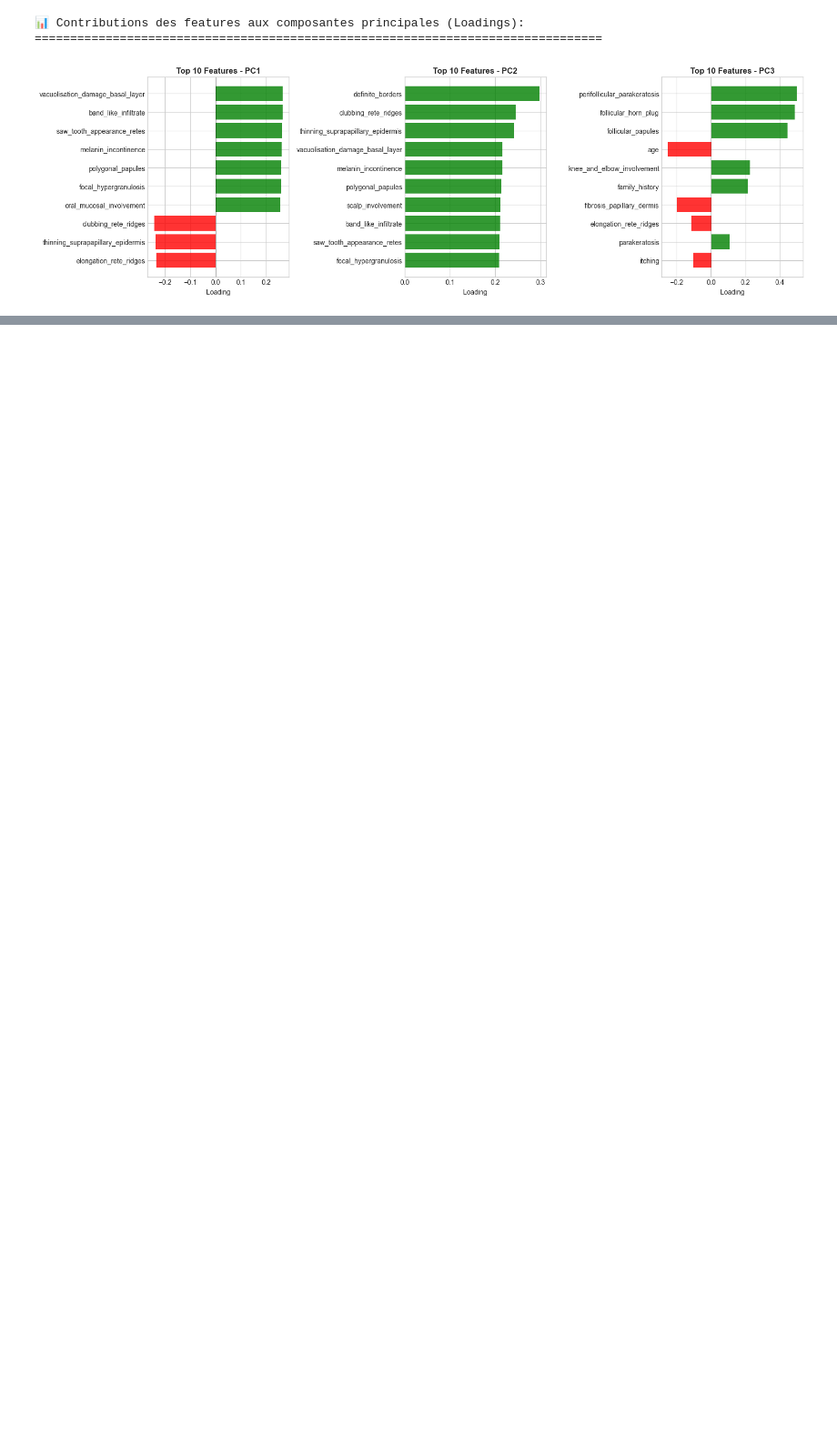
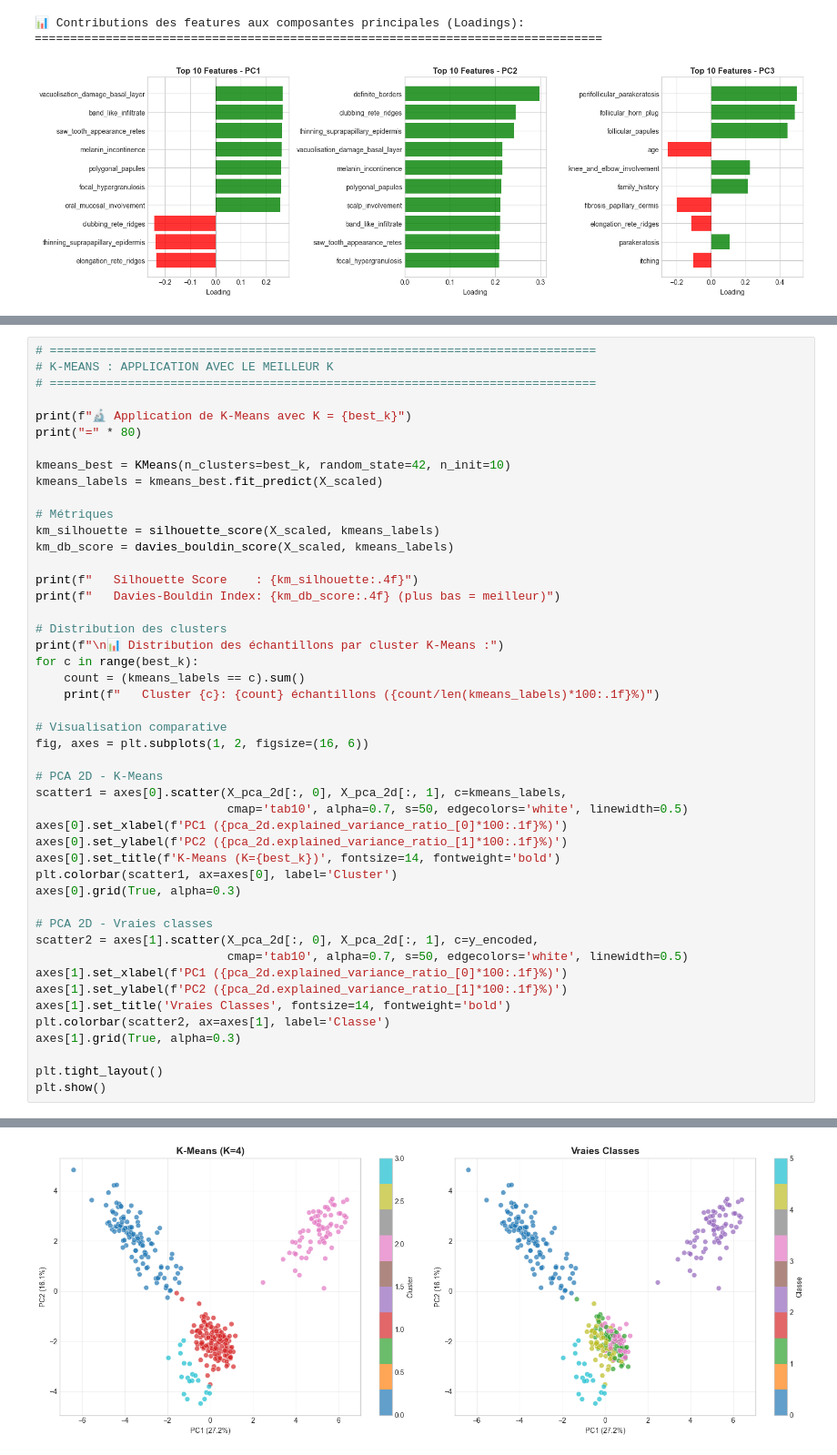
Before and after one commit to mohamedazizsaid/Machine_Learnning_concepts, a Jupyter notebook: dermatology_analysis.ipynb, the cells around one changed output, grey strips where cells are left out. Shown at 91% size. Cells and saved outputs as stored; diff of their text form; blank space fills up the shorter version.

```diff
--- a/dermatology_analysis.ipynb
+++ b/dermatology_analysis.ipynb
@@ -720,0 +878,48 @@ plt.show()
+# %%
+# =============================================================================
+# K-MEANS : APPLICATION AVEC LE MEILLEUR K
+# =============================================================================
+
+print(f"🔬 Application de K-Means avec K = {best_k}")
+print("=" * 80)
+
+kmeans_best = KMeans(n_clusters=best_k, random_state=42, n_init=10)
+kmeans_labels = kmeans_best.fit_predict(X_scaled)
+
+# Métriques
+km_silhouette = silhouette_score(X_scaled, kmeans_labels)
+km_db_score = davies_bouldin_score(X_scaled, kmeans_labels)
+
+print(f"   Silhouette Score    : {km_silhouette:.4f}")
+print(f"   Davies-Bouldin Index: {km_db_score:.4f} (plus bas = meilleur)")
+
+# Distribution des clusters
+print(f"\n📊 Distribution des échantillons par cluster K-Means :")
+for c in range(best_k):
+    count = (kmeans_labels == c).sum()
+    print(f"   Cluster {c}: {count} échantillons ({count/len(kmeans_labels)*100:.1f}%)")
+
+# Visualisation comparative
+fig, axes = plt.subplots(1, 2, figsize=(16, 6))
+
+# PCA 2D - K-Means
+scatter1 = axes[0].scatter(X_pca_2d[:, 0], X_pca_2d[:, 1], c=kmeans_labels,
+                           cmap='tab10', alpha=0.7, s=50, edgecolors='white', linewidth=0.5)
+axes[0].set_xlabel(f'PC1 ({pca_2d.explained_variance_ratio_[0]*100:.1f}%)')
+axes[0].set_ylabel(f'PC2 ({pca_2d.explained_variance_ratio_[1]*100:.1f}%)')
+axes[0].set_title(f'K-Means (K={best_k})', fontsize=14, fontweight='bold')
+plt.colorbar(scatter1, ax=axes[0], label='Cluster')
+axes[0].grid(True, alpha=0.3)
+
+# PCA 2D - Vraies classes
+scatter2 = axes[1].scatter(X_pca_2d[:, 0], X_pca_2d[:, 1], c=y_encoded,
+                           cmap='tab10', alpha=0.7, s=50, edgecolors='white', linewidth=0.5)
+axes[1].set_xlabel(f'PC1 ({pca_2d.explained_variance_ratio_[0]*100:.1f}%)')
+axes[1].set_ylabel(f'PC2 ({pca_2d.explained_variance_ratio_[1]*100:.1f}%)')
+axes[1].set_title('Vraies Classes', fontsize=14, fontweight='bold')
+plt.colorbar(scatter2, ax=axes[1], label='Classe')
+axes[1].grid(True, alpha=0.3)
+
+plt.tight_layout()
+plt.show()
+# %% [output]
@@ -720,0 +936 @@ plt.show()
+[figure, added]
```
Also changed, not shown: parts of 40 cells of this notebook, 5 other files.
